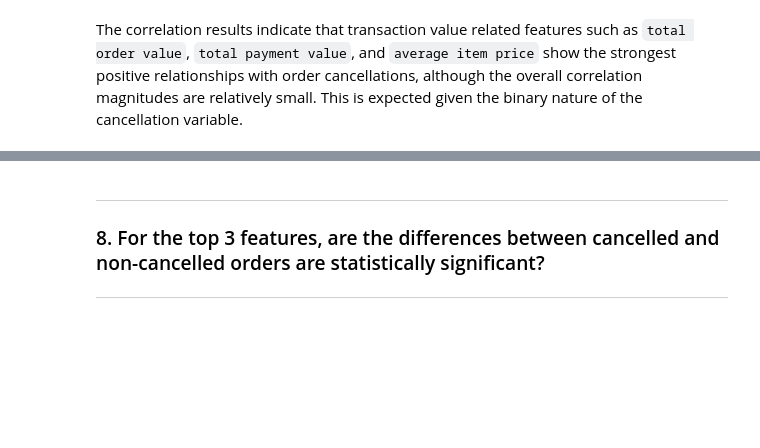
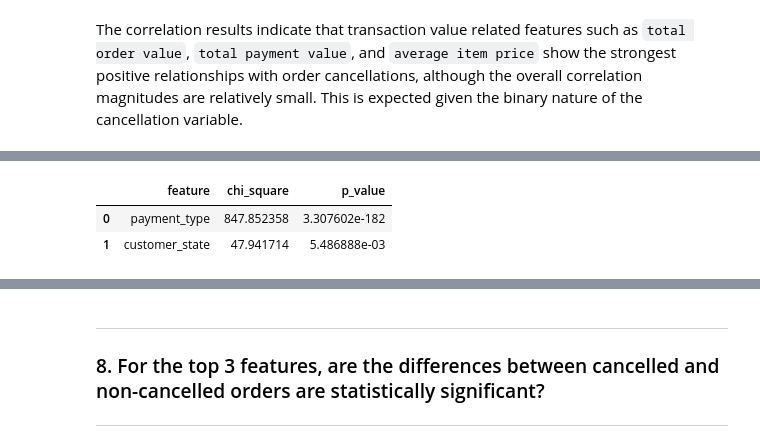
Before and after one commit to FTDS-assignment-bay/p2-final-project-ftds-051-rmt-group-001, a Jupyter notebook: EDA/EDA ver_1.ipynb, the cells around one changed output, grey strips where cells are left out. Saved outputs shown, nothing was run; the diff lists cells and outputs as text; code cells hidden in the pictures; blank space fills up the shorter version.

```diff
--- a/EDA/EDA ver_1.ipynb
+++ b/EDA/EDA ver_1.ipynb
@@ -1113,0 +1121,24 @@ The correlation results indicate that transaction value related features such as
+# %%
+# Check correlation for categorical column use chi-squared
+categorical_features = ['payment_type', 'customer_state']
+
+results = []
+for col in categorical_features:
+    contingency = pd.crosstab(df_agg[col], df_agg['is_canceled'])
+    chi2, p, dof, exp = chi2_contingency(contingency)
+
+    results.append({
+        'feature': col,
+        'chi_square': chi2,
+        'p_value': p
+    })
+
+chi_square_results = pd.DataFrame(results).sort_values(
+    by='chi_square', ascending=False
+)
+
+chi_square_results
+# %% [output]
+|  | feature | chi_square | p_value |
+| 0 | payment_type | 847.852358 | 3.307602e-182 |
+| 1 | customer_state | 47.941714 | 5.486888e-03 |
```
Also changed, not shown: parts of 15 cells of this notebook.
